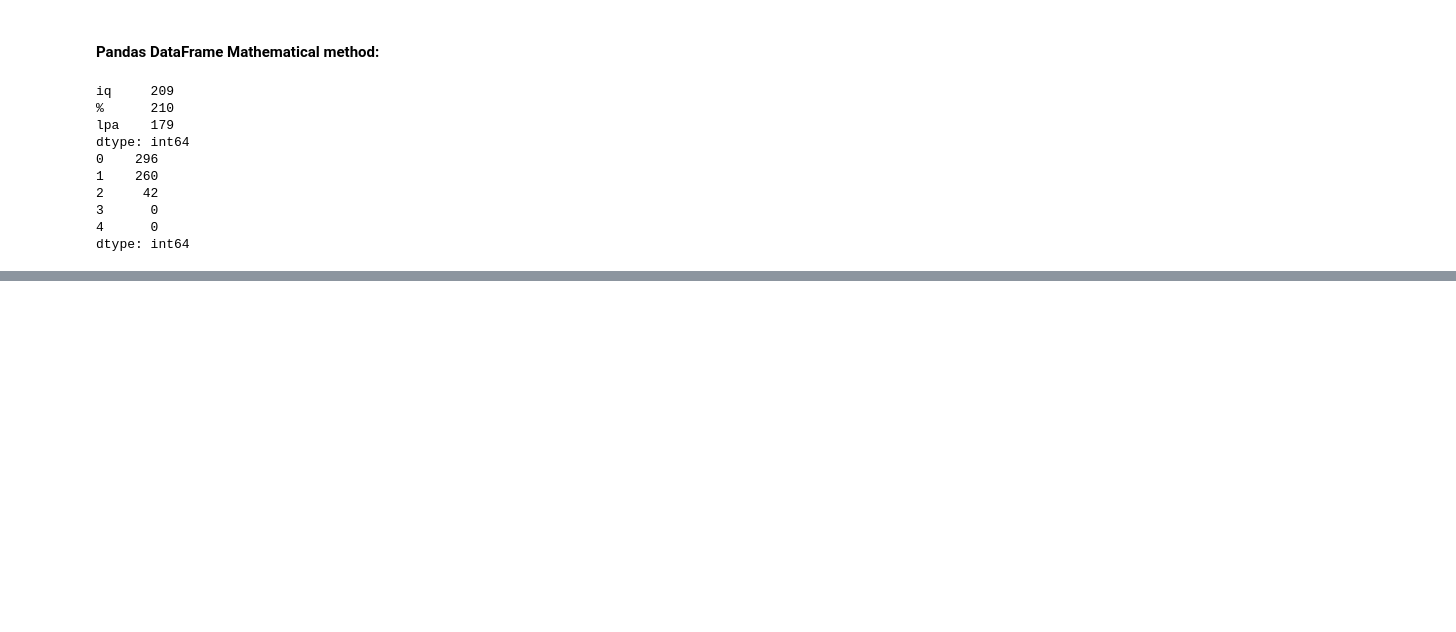
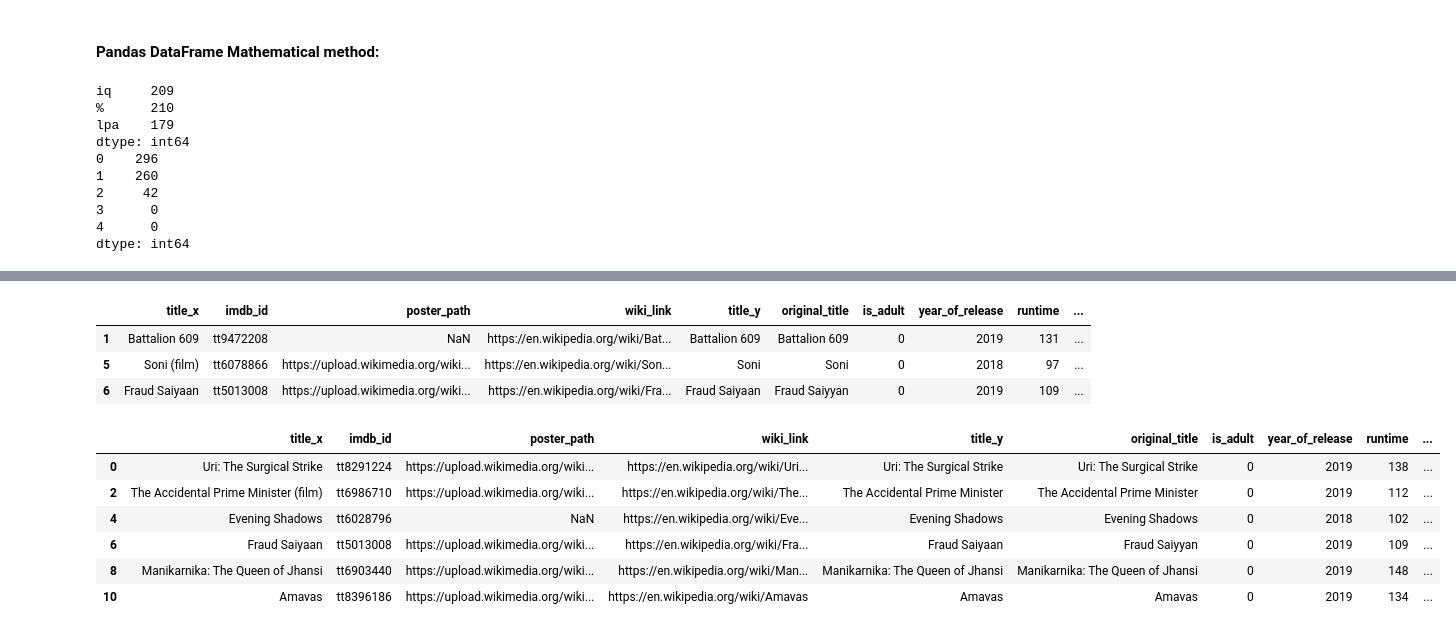
Before and after one commit to akashpagi/PANDAS-LIBRARY-FOR-DATA-SCIENCE, a Jupyter notebook: SESSION 17 - PANDAS DATAFRAME.ipynb, the cells around one changed output, grey strips where cells are left out. Cells and saved outputs as stored; diff of their text form; code cells hidden in the pictures; blank space fills up the shorter version.

Commit message:
Selecting rows and cols in pandas DataFrame using iloc[] & loc[] methods

```diff
--- a/SESSION 17 - PANDAS DATAFRAME.ipynb
+++ b/SESSION 17 - PANDAS DATAFRAME.ipynb
@@ -385,0 +530,19 @@ dtype: int64
+# %%
+# Multiple rows using fancy indexing
+movies.iloc[[1,5,6]]
+# %% [output]
+|  | title_x | imdb_id | poster_path | wiki_link | title_y | original_title | is_adult | year_of_release | runtime | ... |
+| 1 | Battalion 609 | tt9472208 | NaN | https://en.wikipedia.org/wiki/Bat... | Battalion 609 | Battalion 609 | 0 | 2019 | 131 | ... |
+| 5 | Soni (film) | tt6078866 | https://upload.wikimedia.org/wiki... | https://en.wikipedia.org/wiki/Son... | Soni | Soni | 0 | 2018 | 97 | ... |
+| 6 | Fraud Saiyaan | tt5013008 | https://upload.wikimedia.org/wiki... | https://en.wikipedia.org/wiki/Fra... | Fraud Saiyaan | Fraud Saiyyan | 0 | 2019 | 109 | ... |
+# %%
+# Multiple rows using slicing
+movies.iloc[:11:2]
+# %% [output]
+|  | title_x | imdb_id | poster_path | wiki_link | title_y | original_title | is_adult | year_of_release | runtime | ... |
+| 0 | Uri: The Surgical Strike | tt8291224 | https://upload.wikimedia.org/wiki... | https://en.wikipedia.org/wiki/Uri... | Uri: The Surgical Strike | Uri: The Surgical Strike | 0 | 2019 | 138 | ... |
+| 2 | The Accidental Prime Minister (film) | tt6986710 | https://upload.wikimedia.org/wiki... | https://en.wikipedia.org/wiki/The... | The Accidental Prime Minister | The Accidental Prime Minister | 0 | 2019 | 112 | ... |
+| 4 | Evening Shadows | tt6028796 | NaN | https://en.wikipedia.org/wiki/Eve... | Evening Shadows | Evening Shadows | 0 | 2018 | 102 | ... |
+| 6 | Fraud Saiyaan | tt5013008 | https://upload.wikimedia.org/wiki... | https://en.wikipedia.org/wiki/Fra... | Fraud Saiyaan | Fraud Saiyyan | 0 | 2019 | 109 | ... |
+| 8 | Manikarnika: The Queen of Jhansi | tt6903440 | https://upload.wikimedia.org/wiki... | https://en.wikipedia.org/wiki/Man... | Manikarnika: The Queen of Jhansi | Manikarnika: The Queen of Jhansi | 0 | 2019 | 148 | ... |
+| 10 | Amavas | tt8396186 | https://upload.wikimedia.org/wiki... | https://en.wikipedia.org/wiki/Amavas | Amavas | Amavas | 0 | 2019 | 134 | ... |
```
Also changed, not shown: parts of 22 cells of this notebook.
